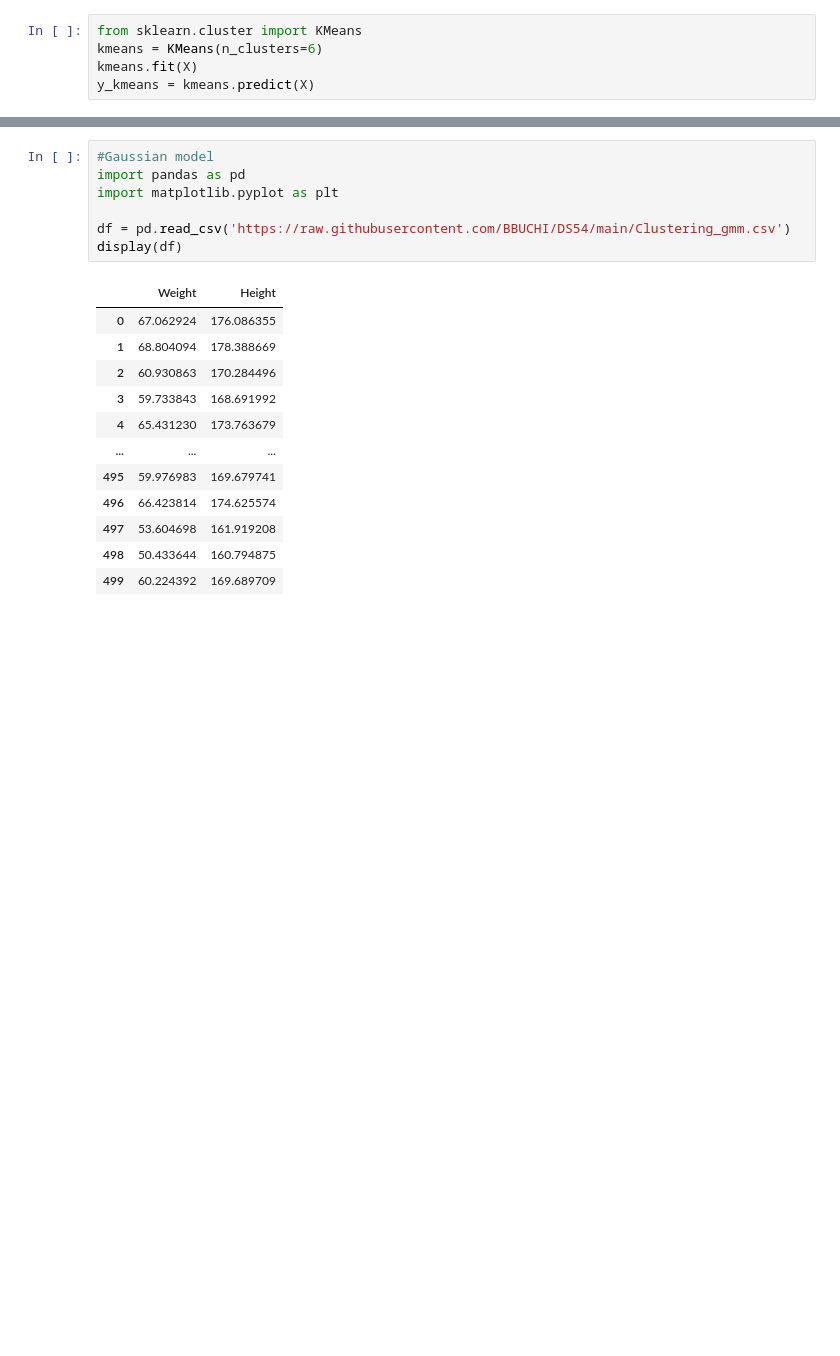
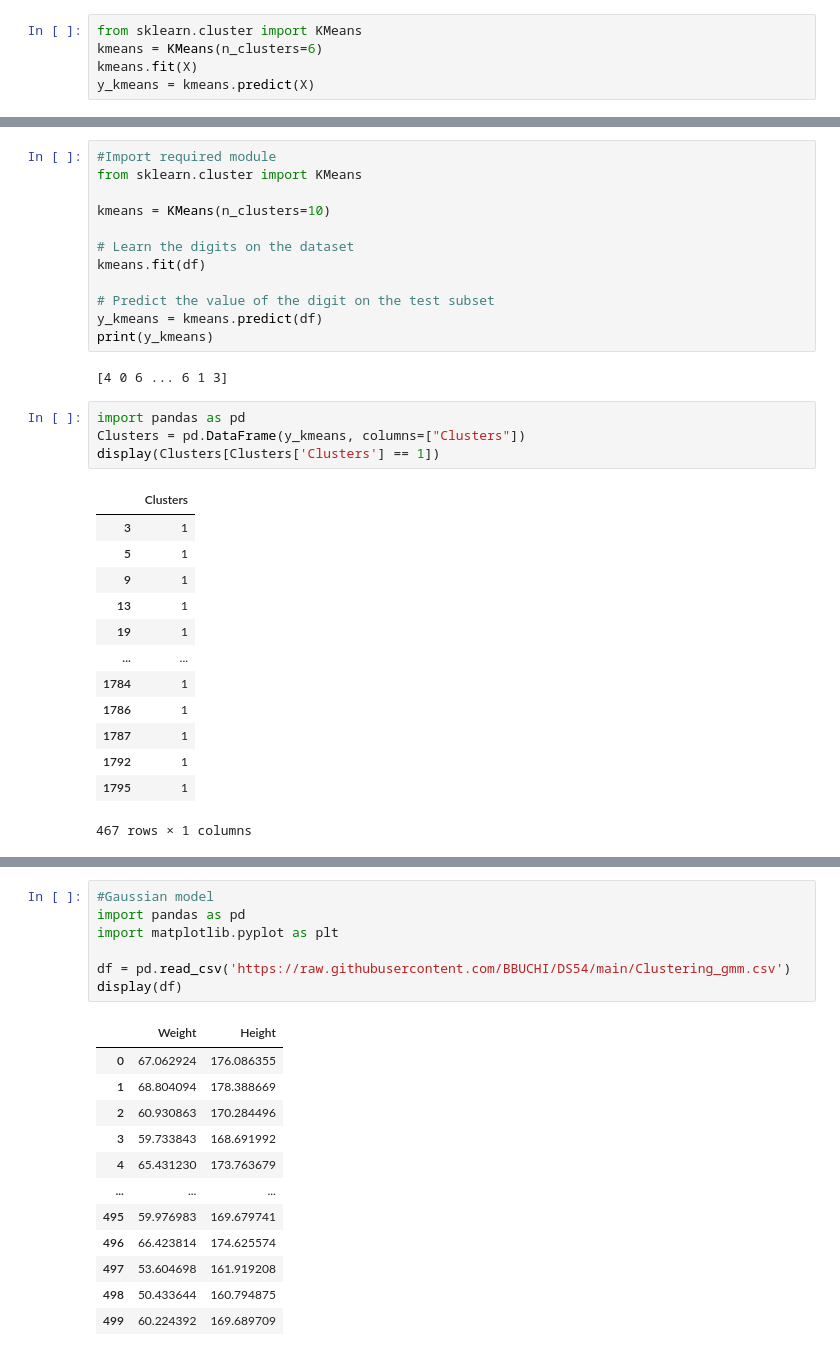
Before and after one commit to KwassiSenam/machine_learning_exercises, a Jupyter notebook: tp4/TP4.ipynb, the cells around one changed output, grey strips where cells are left out. Cells and saved outputs as stored; diff of their text form; blank space fills up the shorter version.

```diff
--- a/tp4/TP4.ipynb
+++ b/tp4/TP4.ipynb
@@ -374,0 +360,32 @@ visualizer.show() #Finalize and render the figure
+# %%
+#Import required module
+from sklearn.cluster import KMeans
+
+kmeans = KMeans(n_clusters=10)
+
+# Learn the digits on the dataset
+kmeans.fit(df)
+
+# Predict the value of the digit on the test subset
+y_kmeans = kmeans.predict(df)
+print(y_kmeans)
+# %% [output]
+[4 0 6 ... 6 1 3]
+# %%
+import pandas as pd
+Clusters = pd.DataFrame(y_kmeans, columns=["Clusters"])
+display(Clusters[Clusters['Clusters'] == 1])
+# %% [output]
+|  | Clusters |
+| 3 | 1 |
+| 5 | 1 |
+| 9 | 1 |
+| 13 | 1 |
+| 19 | 1 |
+| ... | ... |
+| 1784 | 1 |
+| 1786 | 1 |
+| 1787 | 1 |
+| 1792 | 1 |
+| 1795 | 1 |
+467 rows × 1 columns
```
Also changed, not shown: parts of 11 cells of this notebook.
